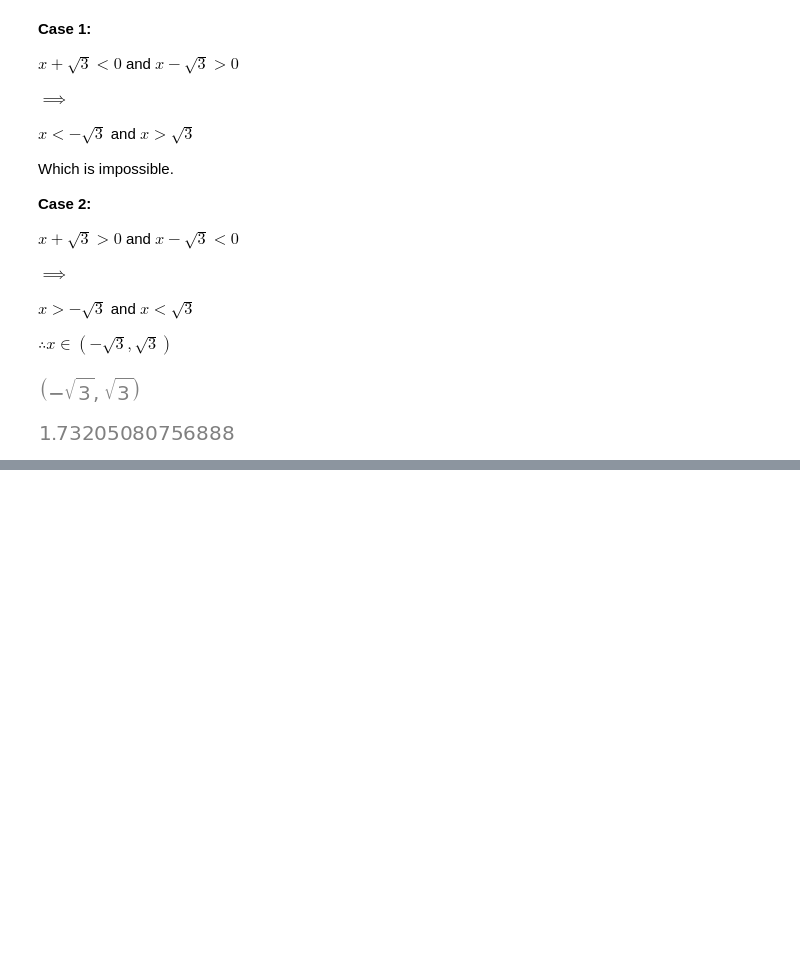
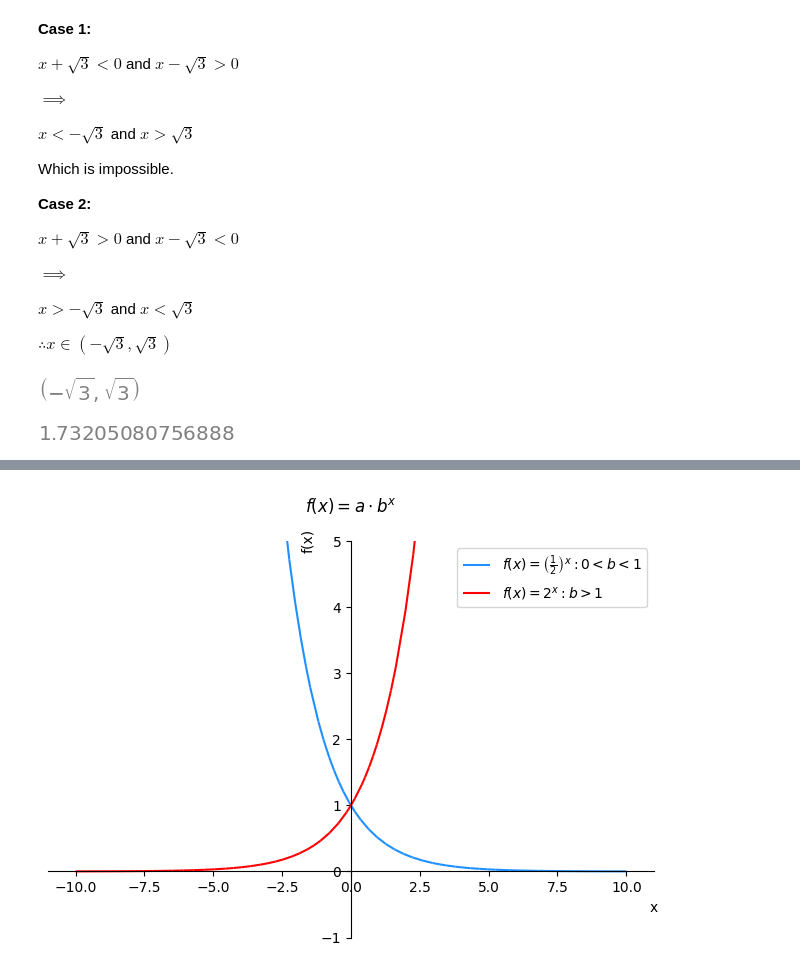
Before and after one commit to PaulToronto/Johns-Hopkins-Coursera-Applied-Calculus-With-Python, a Jupyter notebook: 2_2_Exponential_and_Logarithmic_Functions.ipynb, the cells around one changed output, grey strips where cells are left out. Cells and saved outputs as stored; diff of their text form; code cells hidden in the pictures; blank space fills up the shorter version.

```diff
--- a/2_2_Exponential_and_Logarithmic_Functions.ipynb
+++ b/2_2_Exponential_and_Logarithmic_Functions.ipynb
@@ -737,0 +751,23 @@ sym.sqrt(3).evalf()
+# %%
+x = sym.symbols('x')
+
+expr1 = sym.Rational(1, 2)**x
+expr2 = 2**x
+
+fig = sym.plot(expr1, expr2,
+               ylim=[-1, 5],
+               title='$f(x) = a \cdot b^{x}$\n',
+               legend=True,
+               show=False)
+
+
+fig[0].line_color = 'dodgerblue'
+fig[0].label = '$f(x) = ' + sym.latex(expr1) + ': 0 < b < 1$'
+
+fig[1].line_color = 'red'
+fig[1].label = '$f(x) = ' + sym.latex(expr2) + ': b > 1$'
+
+
+fig.show()
+# %% [output]
+[figure, added]
```
Also changed, not shown: parts of 13 cells of this notebook.
